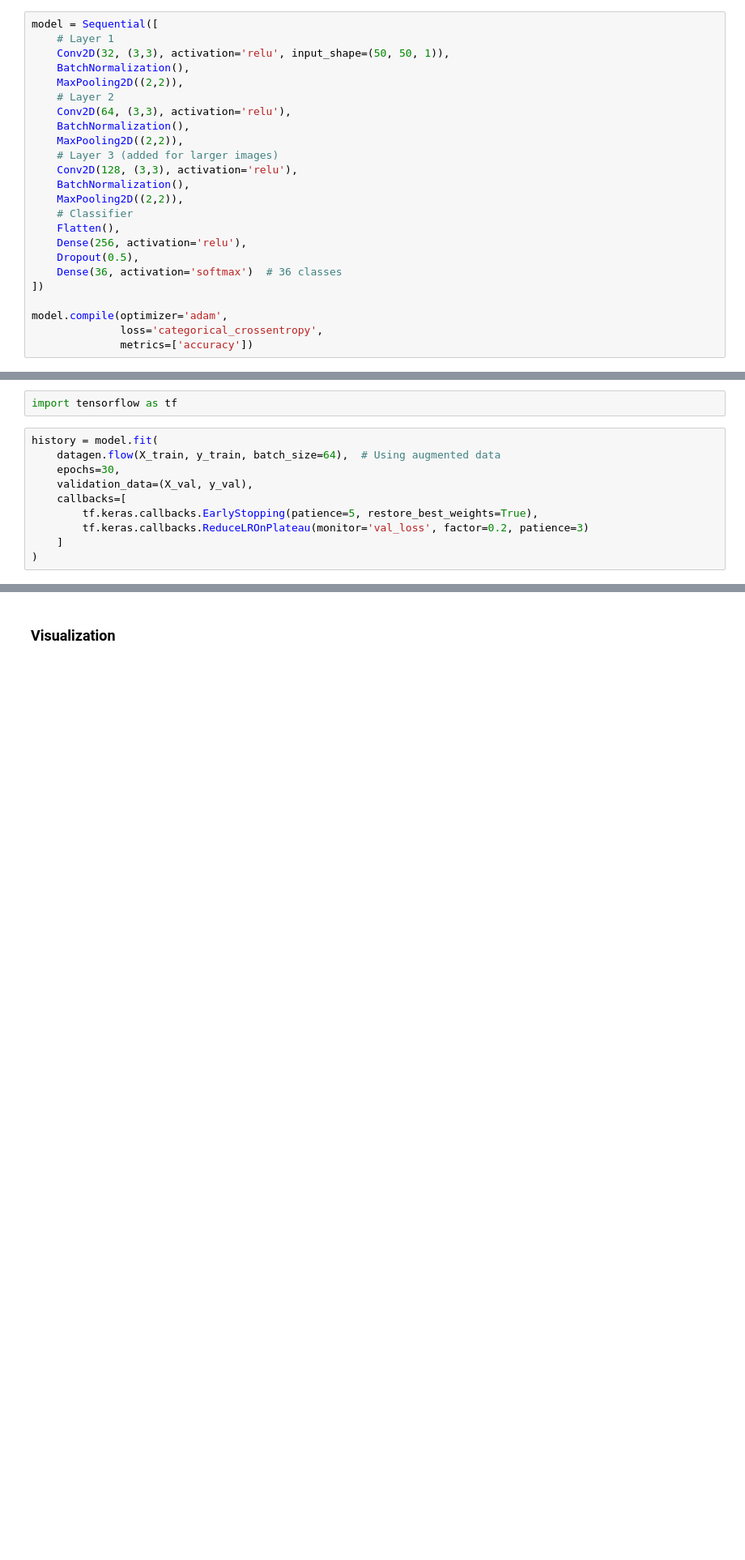
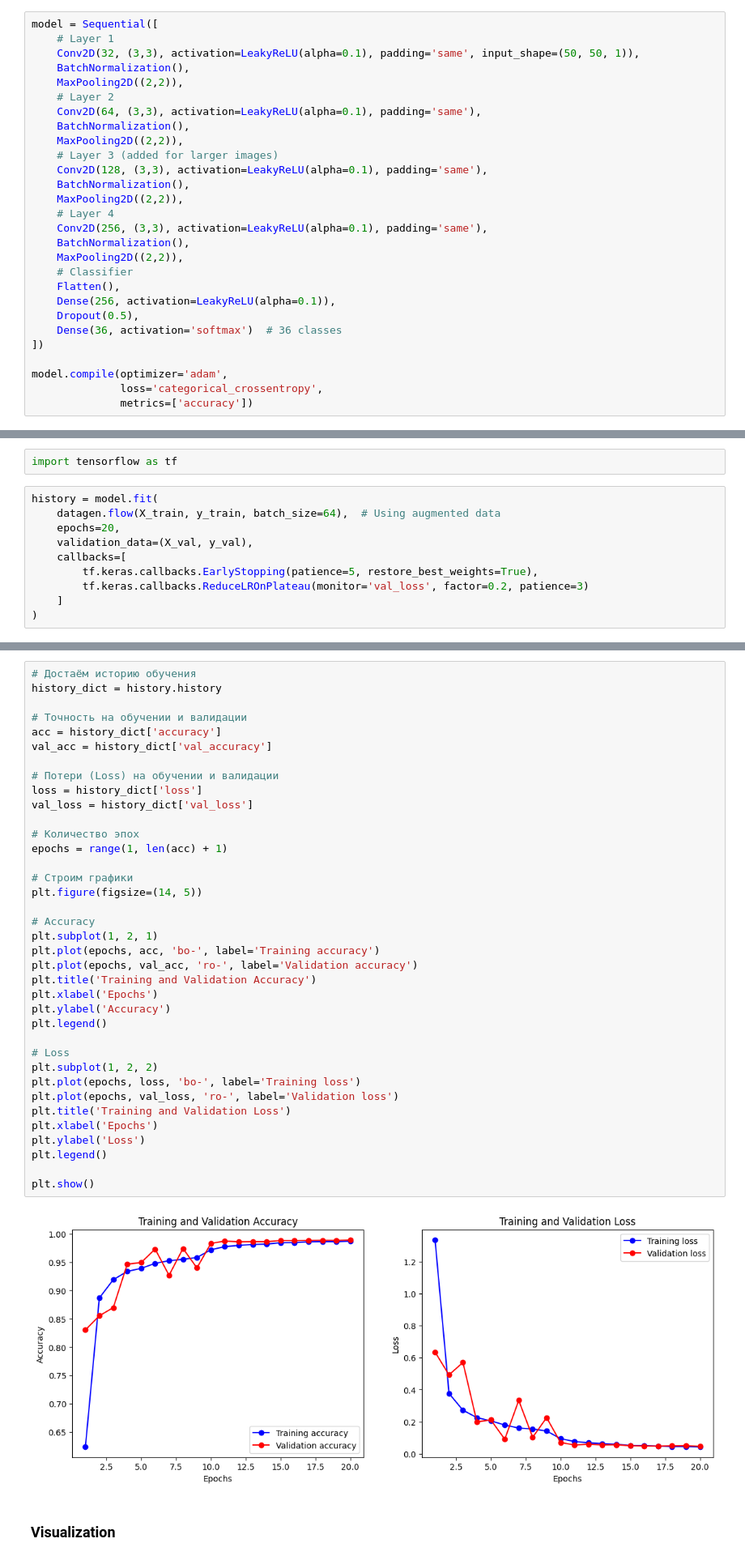
Before and after one commit to GulaiymCh/letter-classification, a Jupyter notebook: Untitled0.ipynb, the cells around one changed output, grey strips where cells are left out. Shown: that part at 81% size. Saved outputs shown, nothing was run; the diff lists cells and outputs as text; blank space fills up the shorter version.

Commit message:
Accuracy(kaggle) = 0.98719

```diff
--- a/Untitled0.ipynb
+++ b/Untitled0.ipynb
@@ -36,20 +39,24 @@ from tensorflow.keras.preprocessing.image import ImageDataGenerator
 # %%
 model = Sequential([
     # Layer 1
-    Conv2D(32, (3,3), activation='relu', input_shape=(50, 50, 1)),
+    Conv2D(32, (3,3), activation=LeakyReLU(alpha=0.1), padding='same', input_shape=(50, 50, 1)),
     BatchNormalization(),
     MaxPooling2D((2,2)),
     # Layer 2
-    Conv2D(64, (3,3), activation='relu'),
+    Conv2D(64, (3,3), activation=LeakyReLU(alpha=0.1), padding='same'),
     BatchNormalization(),
     MaxPooling2D((2,2)),
     # Layer 3 (added for larger images)
-    Conv2D(128, (3,3), activation='relu'),
+    Conv2D(128, (3,3), activation=LeakyReLU(alpha=0.1), padding='same'),
+    BatchNormalization(),
+    MaxPooling2D((2,2)),
+    # Layer 4
+    Conv2D(256, (3,3), activation=LeakyReLU(alpha=0.1), padding='same'),
     BatchNormalization(),
     MaxPooling2D((2,2)),
     # Classifier
     Flatten(),
-    Dense(256, activation='relu'),
+    Dense(256, activation=LeakyReLU(alpha=0.1)),
     Dropout(0.5),
     Dense(36, activation='softmax')  # 36 classes
 ])
@@ -74,7 +81,7 @@ import tensorflow as tf
 # %%
 history = model.fit(
     datagen.flow(X_train, y_train, batch_size=64),  # Using augmented data
-    epochs=30,
+    epochs=20,
     validation_data=(X_val, y_val),
     callbacks=[
         tf.keras.callbacks.EarlyStopping(patience=5, restore_best_weights=True),
@@ -103,3 +113,42 @@ Epoch 30/30
+# %%
+# Достаём историю обучения
+history_dict = history.history
+
+# Точность на обучении и валидации
+acc = history_dict['accuracy']
+val_acc = history_dict['val_accuracy']
+
+# Потери (Loss) на обучении и валидации
+loss = history_dict['loss']
+val_loss = history_dict['val_loss']
+
+# Количество эпох
+epochs = range(1, len(acc) + 1)
+
+# Строим графики
+plt.figure(figsize=(14, 5))
+
+# Accuracy
+plt.subplot(1, 2, 1)
+plt.plot(epochs, acc, 'bo-', label='Training accuracy')
+plt.plot(epochs, val_acc, 'ro-', label='Validation accuracy')
+plt.title('Training and Validation Accuracy')
+plt.xlabel('Epochs')
+plt.ylabel('Accuracy')
+plt.legend()
+
+# Loss
+plt.subplot(1, 2, 2)
+plt.plot(epochs, loss, 'bo-', label='Training loss')
+plt.plot(epochs, val_loss, 'ro-', label='Validation loss')
+plt.title('Training and Validation Loss')
+plt.xlabel('Epochs')
+plt.ylabel('Loss')
+plt.legend()
+
+plt.show()
+# %% [output]
+[figure, added]
 # %% [markdown]
 ### Visualization
 # %%
```
Also changed, not shown: parts of 6 cells of this notebook.
